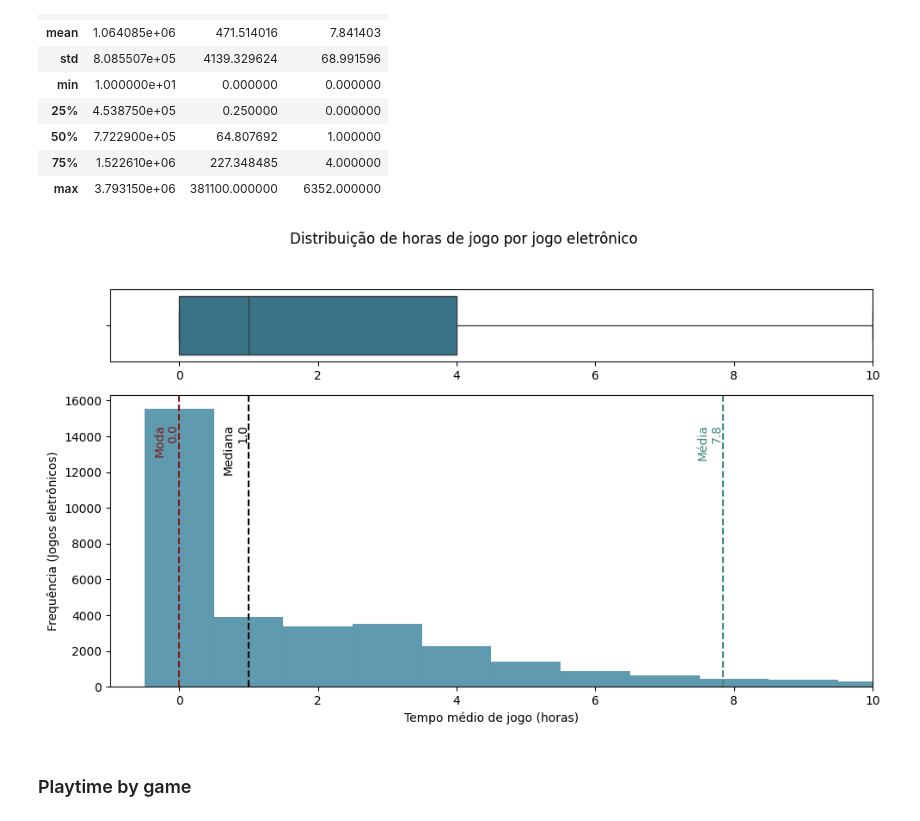
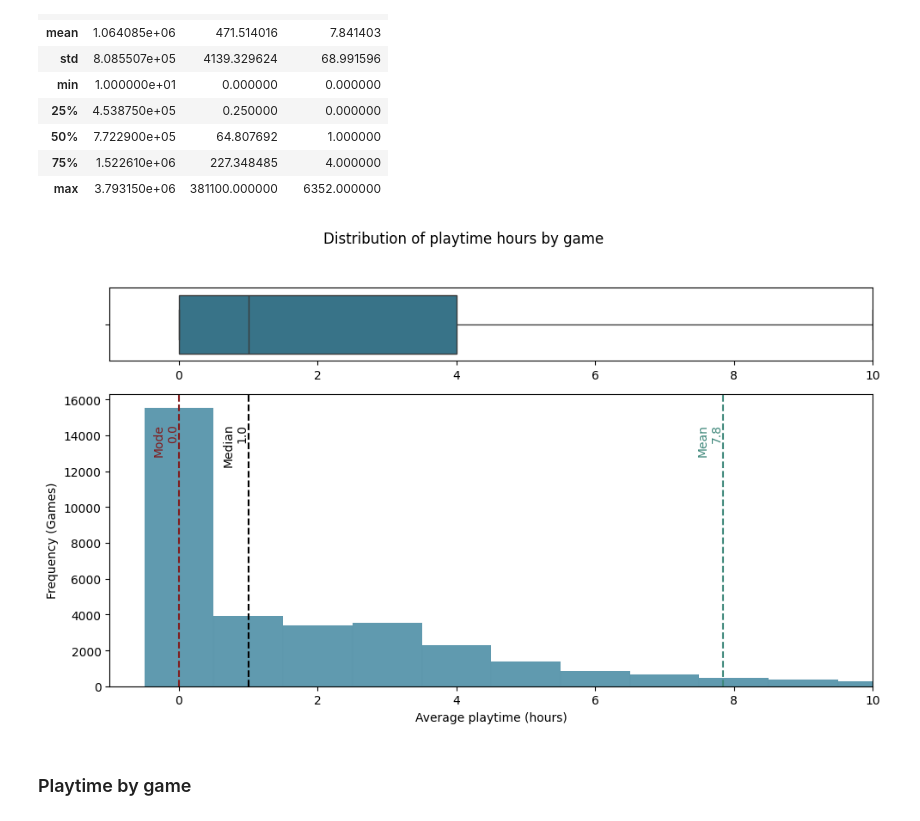
Before and after one commit to EliasCid/steam_recommender_system, a Jupyter notebook: 3. data_analysis/steam.ipynb, the cells around one changed output. Saved outputs shown, nothing was run; the diff lists cells and outputs as text; code cells hidden in the pictures.

```diff
--- a/3. data_analysis/steam.ipynb
+++ b/3. data_analysis/steam.ipynb
@@ -344,17 +351,17 @@ ax[0].set_xlim(lower_bound, upper_bound)
 
 # Histogram
 sns.histplot(viz_playtime['playtime_hours'], ax=ax[1], kde=False, color=main_color)
-ax[1].set_ylabel('Frequência (Usuários)')
-ax[1].set_xlabel('Tempo médio de jogo (horas)')
+ax[1].set_ylabel('Frequency (Users)')
+ax[1].set_xlabel('Average Playtime (hours)')
 ax[1].set_xlim(lower_bound, upper_bound)
 
 # Add statistics
 stats = [
-    (mean_val, 'Média', '#3f887B'),
+    (mean_val, 'Mean', '#3f887B'),
     #(q1, 'Q1', 'orange'),
-    (q2, 'Mediana', 'black'),
+    (q2, 'Median', 'black'),
     #(q3, 'Q3', 'red'),
-    (mode_val, 'Moda', '#821B1C')
+    (mode_val, 'Mode', '#821B1C')
 ]
 
 for val, label, color in stats:
@@ -362,7 +369,7 @@ for val, label, color in stats:
     ax[1].text(val, ax[1].get_ylim()[1]*0.9, f'{label}\n{val:.1f}', color=color, rotation=90, ha='right', va='top')
 
 # Title
-plt.suptitle('Distribuição de horas de jogo por usuário')
+plt.suptitle('Distribution of playtime by user')
 plt.tight_layout(rect=[0, 0, 1, 0.95])
 
 plt.show()
@@ -408,40 +415,40 @@ upper_bound = q3 + 1.5 * iqr
 # Fig configuration
 fig, ax = plt.subplots(2, 1, figsize=(10, 6), gridspec_kw={'height_ratios': [1, 4]})
 
 # Main Color
 main_color = '#2B7995'
 
 # Box Plot
 sns.boxplot(x=viz_playtime['playtime_hours'], ax=ax[0], orient='h', color=main_color)
 ax[0].set_xlabel('')
 ax[0].set_xlim(lower_bound, upper_bound)
 
 # Histogram
 sns.histplot(viz_playtime['playtime_hours'], ax=ax[1], kde=False, color=main_color, discrete=True)
-ax[1].set_ylabel('Frequência (Jogos eletrônicos)')
-ax[1].set_xlabel('Tempo médio de jogo (horas)')
+ax[1].set_ylabel('Frequency (Games)')
+ax[1].set_xlabel('Average playtime (hours)')
 ax[1].set_xlim(lower_bound, upper_bound)
 
 # Add statistics
 stats = [
-    (mean_val, 'Média', '#3f887B'),
+    (mean_val, 'Mean', '#3f887B'),
     #(q1, 'Q1', 'orange'),
-    (q2, 'Mediana', 'black'),
+    (q2, 'Median', 'black'),
     #(q3, 'Q3', 'red'),
-    (mode_val, 'Moda', '#821B1C')
+    (mode_val, 'Mode', '#821B1C')
 ]
 
 for val, label, color in stats:
     ax[1].axvline(val, color=color, linestyle='--', linewidth=1.5, label=f'{label}: {val:.2f}')
     ax[1].text(val, ax[1].get_ylim()[1]*0.9, f'{label}\n{val:.1f}', color=color, rotation=90, ha='right', va='top')
 
 # Title
-plt.suptitle('Distribuição de horas de jogo por jogo eletrônico')
+plt.suptitle('Distribution of playtime hours by game')
 plt.tight_layout(rect=[0, 0, 1, 0.95])
 
 plt.show()
 # %% [output]
-[figure, old version]
+[figure, new version]
 # %% [markdown]
 ### Playtime by game
 # %%
```
Also changed, not shown: parts of 14 cells of this notebook, 31 other files.
